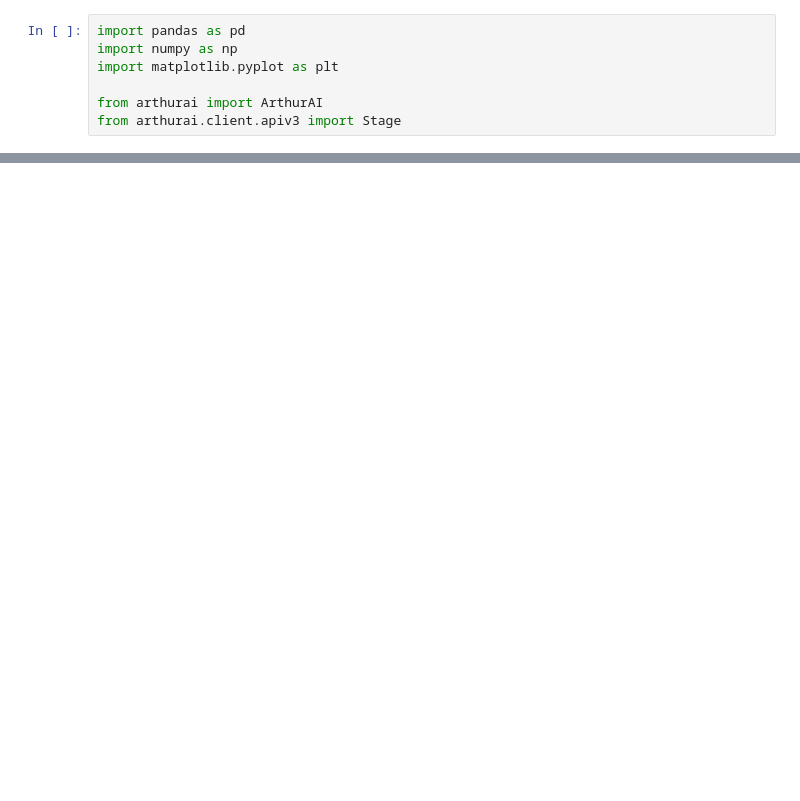
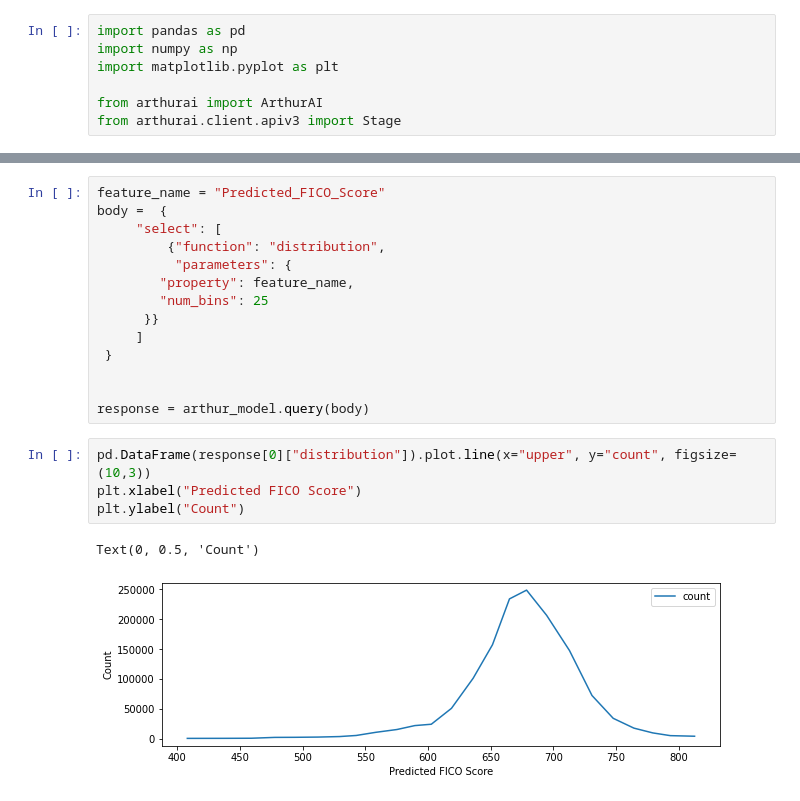
Before and after one commit to arthur-ai/arthur-sandbox, a Jupyter notebook: SDK_examples/QueryGuide.ipynb, the cells around one changed output, grey strips where cells are left out. Cells and saved outputs as stored; diff of their text form; blank space fills up the shorter version.

```diff
--- a/SDK_examples/QueryGuide.ipynb
+++ b/SDK_examples/QueryGuide.ipynb
@@ -127,0 +99,21 @@ pd.DataFrame(response).pivot(index="batch_id",columns=feature_name, values="cnt"
+# %%
+feature_name = "Predicted_FICO_Score"
+body =  {
+     "select": [
+         {"function": "distribution",
+          "parameters": {
+        "property": feature_name,
+        "num_bins": 25
+      }}
+     ]
+ }
+
+
+response = arthur_model.query(body)
+# %%
+pd.DataFrame(response[0]["distribution"]).plot.line(x="upper", y="count", figsize=(10,3))
+plt.xlabel("Predicted FICO Score")
+plt.ylabel("Count")
+# %% [output]
+Text(0, 0.5, 'Count')
+[figure, added]
```
Also changed, not shown: parts of 34 cells of this notebook, 1 other file.
